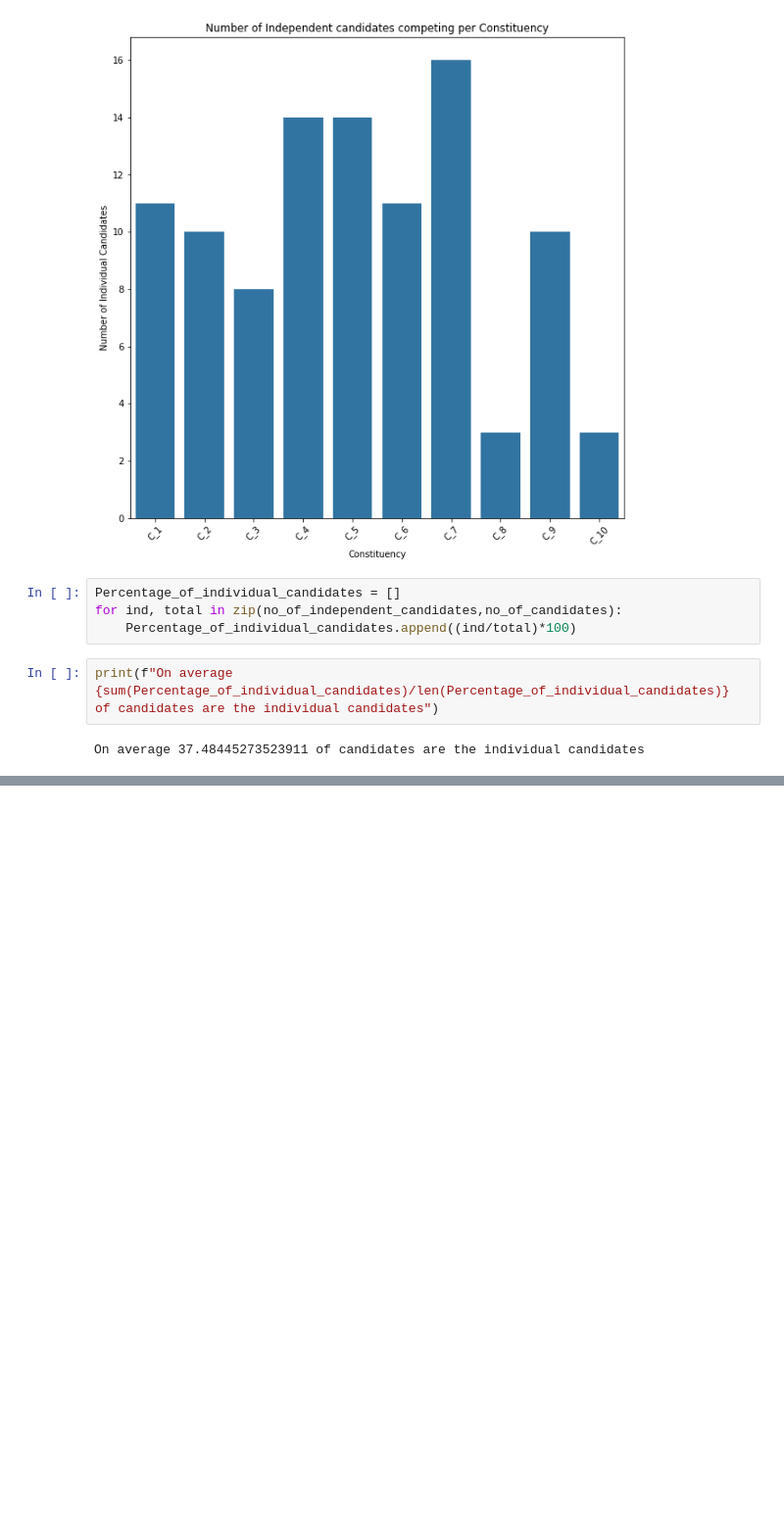
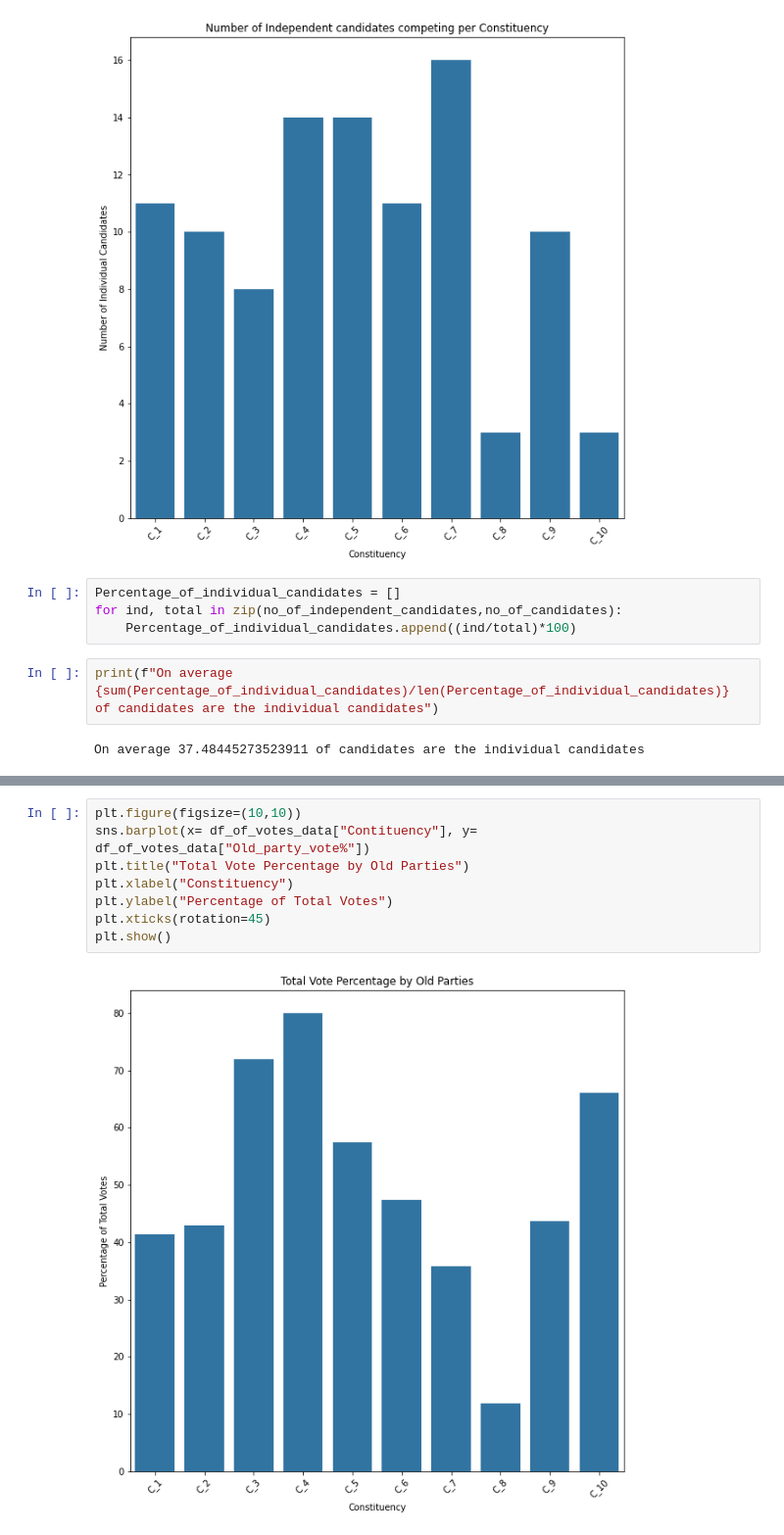
Before and after one commit to DS-saksham/Election_analysis, a Jupyter notebook: Untitled.ipynb, the cells around one changed output, grey strips where cells are left out. Shown at 98% size. Drawn from its saved outputs; the diff is of its cells as text; blank space fills up the shorter version.

```diff
--- a/Untitled.ipynb
+++ b/Untitled.ipynb
@@ -89,0 +154,10 @@ old_party
+# %%
+plt.figure(figsize=(10,10))
+sns.barplot(x= df_of_votes_data["Contituency"], y= df_of_votes_data["Old_party_vote%"])
+plt.title("Total Vote Percentage by Old Parties")
+plt.xlabel("Constituency")
+plt.ylabel("Percentage of Total Votes")
+plt.xticks(rotation=45)
+plt.show()
+# %% [output]
+[figure, added]
```
Also changed, not shown: parts of 12 cells of this notebook.
